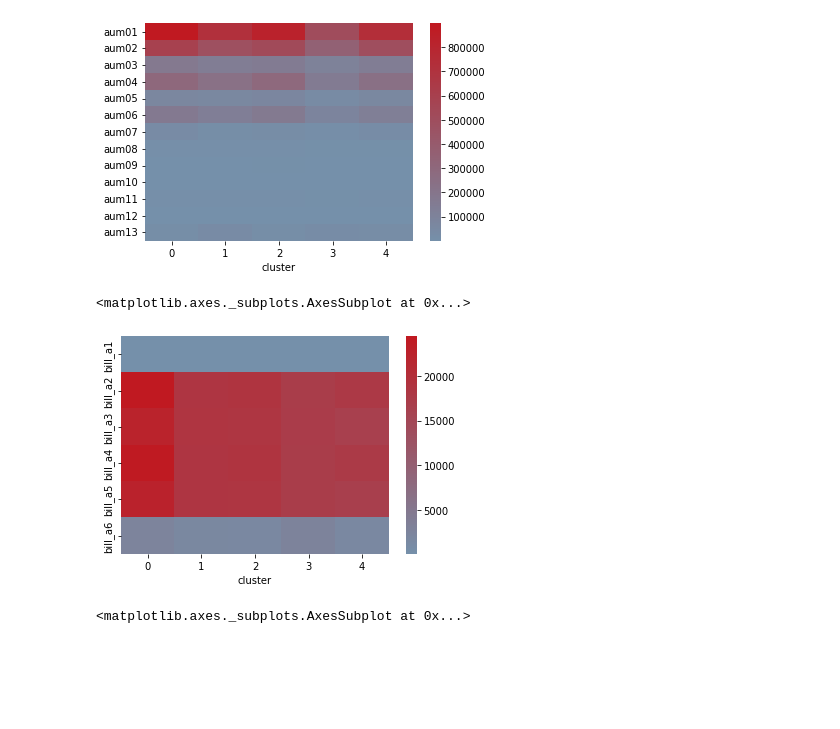
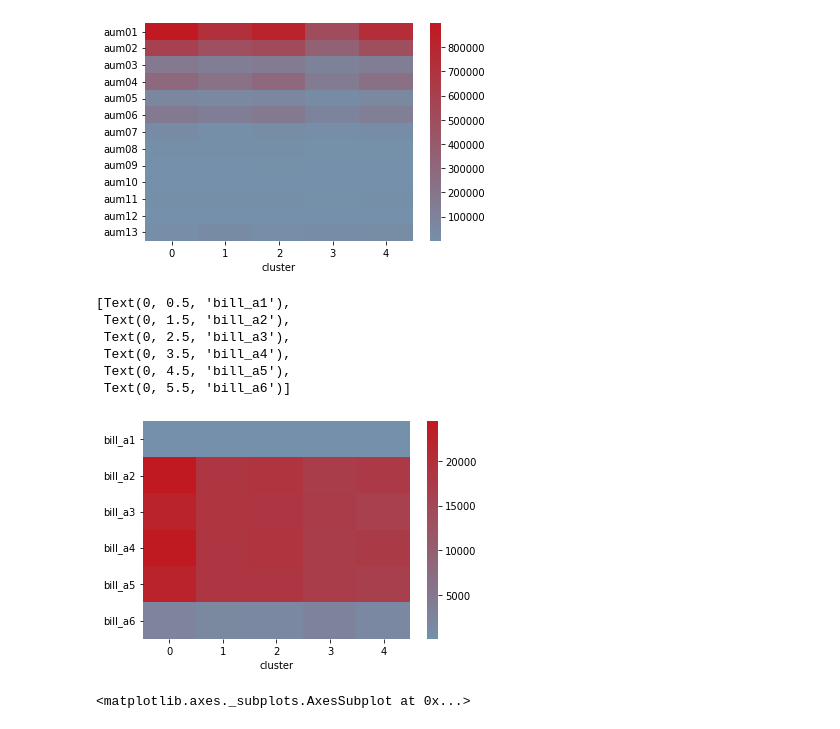
Before and after one commit to william50307/finance-project, a Jupyter notebook: EDA_cluster.ipynb, the cells around one changed output. Saved outputs shown, nothing was run; the diff lists cells and outputs as text; code cells hidden in the pictures; blank space fills up the shorter version.

Commit message:
heatmap yticks rotate

```diff
--- a/EDA_cluster.ipynb
+++ b/EDA_cluster.ipynb
@@ -76,10 +76,16 @@ sns.heatmap(df.groupby('cluster')[aums].mean().transpose(), cmap=cm)
 [figure]
 # %%
 bills = df.columns[df.columns.str.contains('bill')]
-sns.heatmap(df.groupby('cluster')[bills].mean().transpose(), cmap=cm)
+ax = sns.heatmap(df.groupby('cluster')[bills].mean().transpose(), cmap=cm)
+ax.set_yticklabels(ax.get_yticklabels(),rotation = 0)
 # %% [output]
-<matplotlib.axes._subplots.AxesSubplot at 0x...>
+[Text(0, 0.5, 'bill_a1'),
+ Text(0, 1.5, 'bill_a2'),
+ Text(0, 2.5, 'bill_a3'),
+ Text(0, 3.5, 'bill_a4'),
+ Text(0, 4.5, 'bill_a5'),
+ Text(0, 5.5, 'bill_a6')]
-[figure, old version]
+[figure, new version]
 # %%
 pmtas = df.columns[df.columns.str.contains('pmt_a')]
 sns.heatmap(df.groupby('cluster')[pmtas].mean().transpose(), cmap=cm)
```
